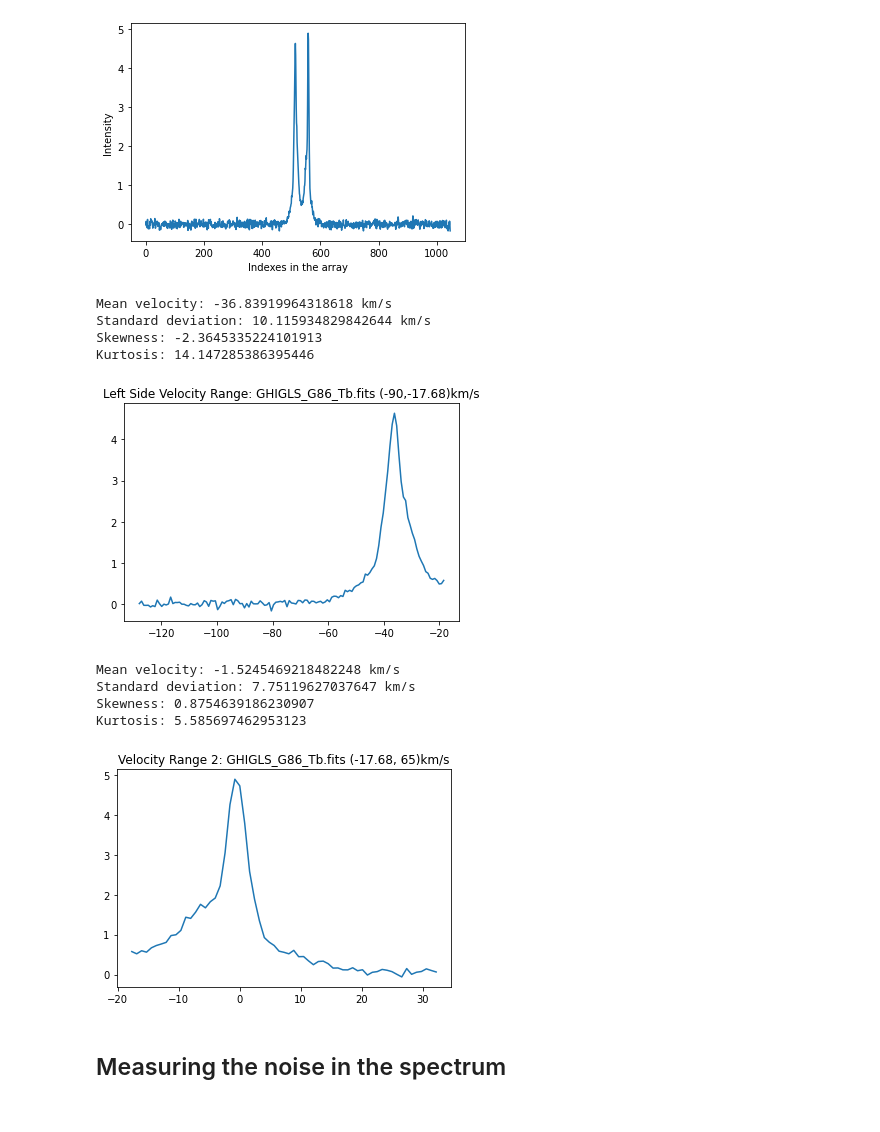
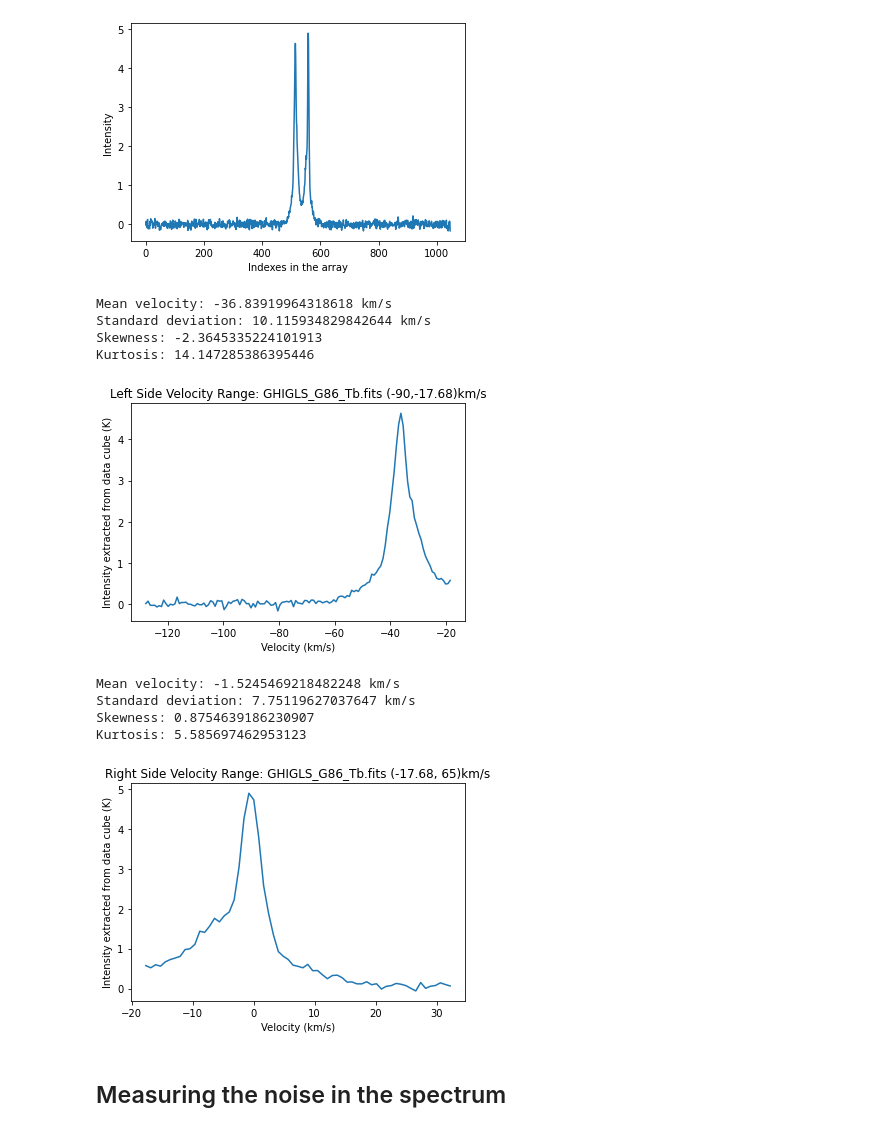
Before and after one commit to nutanstrek/CTA200_2022, a Jupyter notebook: project/project.ipynb, the cells around one changed output. Cells and saved outputs as stored; diff of their text form; code cells hidden in the pictures.

```diff
--- a/project/project.ipynb
+++ b/project/project.ipynb
@@ -114,24 +121,28 @@ left_part_spectrum = spectrum[400:peaks[1]]
 # Velocitiy Range 1
 plt.title("Left Side Velocity Range: GHIGLS_G86_Tb.fits (-90,-17.68)km/s")
 plt.plot(left_part_velocities, left_part_spectrum)
+plt.xlabel("Velocity (km/s)")
+plt.ylabel("Intensity extracted from data cube (K)")
 print_moments(left_part_velocities, left_part_spectrum)
 # %% [output]
 Mean velocity: -36.83919964318618 km/s
 Standard deviation: 10.115934829842644 km/s
 Skewness: -2.3645335224101913
 Kurtosis: 14.147285386395446
-[figure, old version]
+[figure, new version]
 # %%
 # Velocitiy Range 2
-plt.title("Velocity Range 2: GHIGLS_G86_Tb.fits (-17.68, 65)km/s")
+plt.title("Right Side Velocity Range: GHIGLS_G86_Tb.fits (-17.68, 65)km/s")
 plt.plot(right_part_velocities, right_part_spectrum)
+plt.xlabel("Velocity (km/s)")
+plt.ylabel("Intensity extracted from data cube (K)")
 print_moments(right_part_velocities, right_part_spectrum)
 # %% [output]
 Mean velocity: -1.5245469218482248 km/s
 Standard deviation: 7.75119627037647 km/s
 Skewness: 0.8754639186230907
 Kurtosis: 5.585697462953123
-[figure, old version]
+[figure, new version]
 # %% [markdown]
 ## Measuring the noise in the spectrum
 # %%
```
Also changed, not shown: parts of 36 cells of this notebook, 25 other files.
